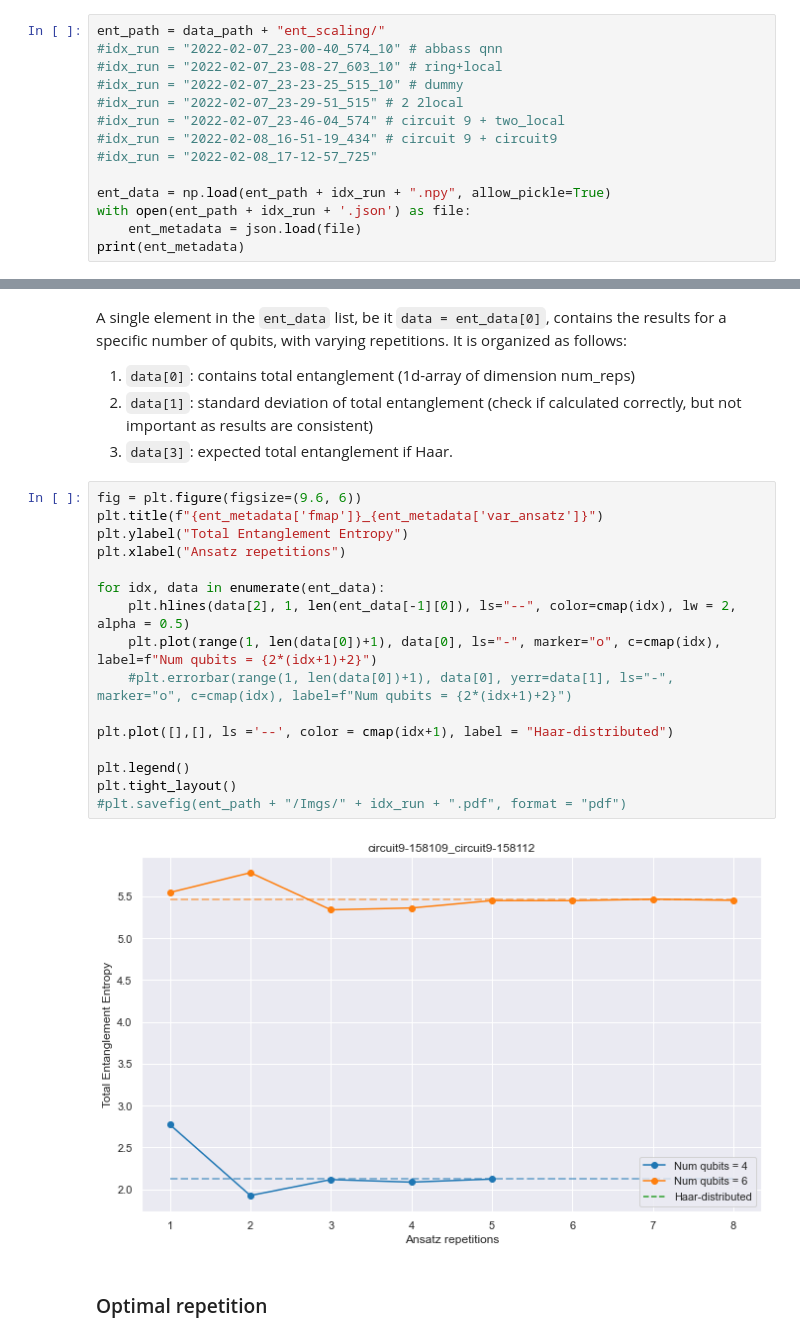
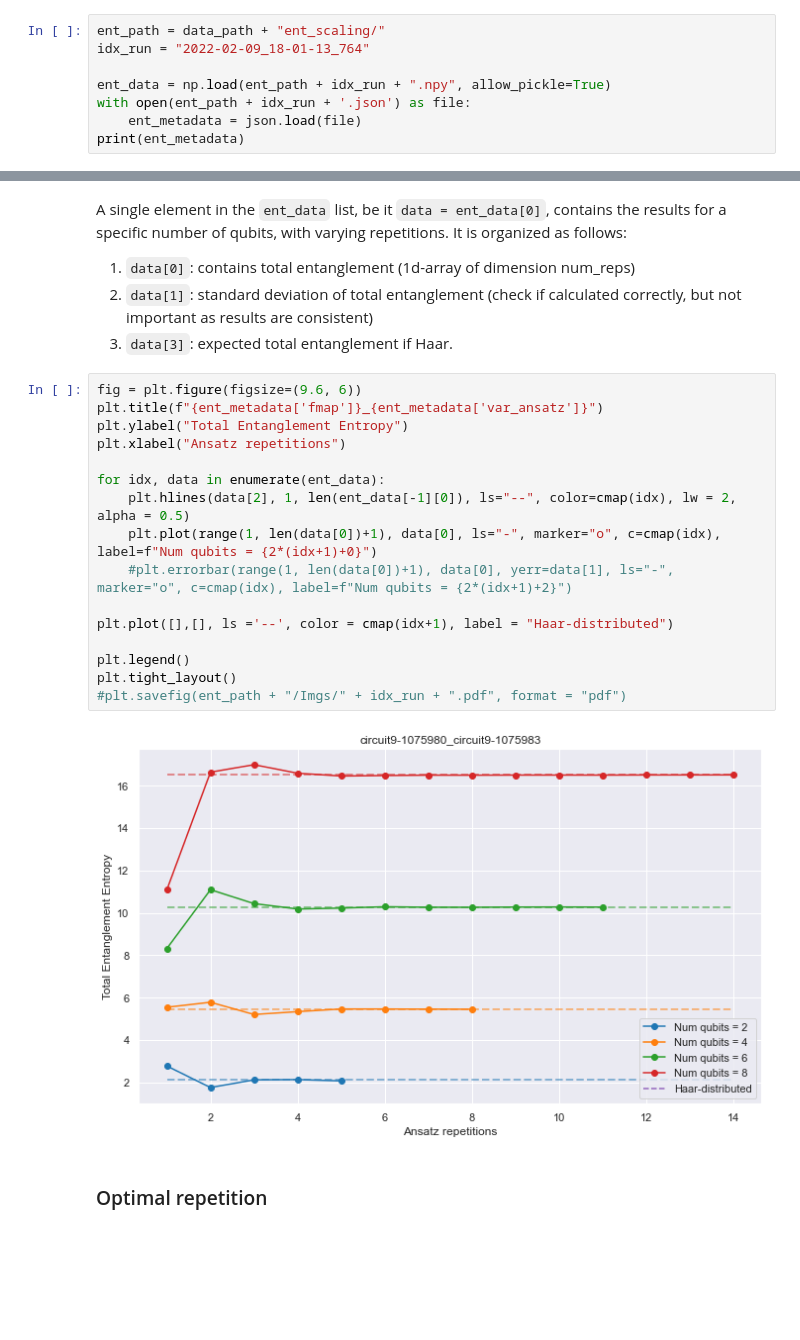
Before and after one commit to mballarin97/mps_qnn, a Jupyter notebook: ent_char/entanglement_characterization/visualizer.ipynb, the cells around one changed output, grey strips where cells are left out. Drawn from its saved outputs; the diff is of its cells as text; blank space fills up the shorter version.

```diff
--- a/ent_char/entanglement_characterization/visualizer.ipynb
+++ b/ent_char/entanglement_characterization/visualizer.ipynb
@@ -19,13 +19,7 @@ data_path = "./data/"
 #### Entanglement scaling
 # %%
 ent_path = data_path + "ent_scaling/"
-#idx_run = "2022-02-07_23-00-40_574_10" # abbass qnn
-#idx_run = "2022-02-07_23-08-27_603_10" # ring+local
-#idx_run = "2022-02-07_23-23-25_515_10" # dummy
-#idx_run = "2022-02-07_23-29-51_515" # 2 2local
-#idx_run = "2022-02-07_23-46-04_574" # circuit 9 + two_local
-#idx_run = "2022-02-08_16-51-19_434" # circuit 9 + circuit9
-#idx_run = "2022-02-08_17-12-57_725"
+idx_run = "2022-02-09_18-01-13_764"
 
 ent_data = np.load(ent_path + idx_run + ".npy", allow_pickle=True)
 with open(ent_path + idx_run + '.json') as file:
@@ -41,21 +35,21 @@ A single element in the `ent_data` list, be it `data = ent_data[0]`, contains th
 # %%
 fig = plt.figure(figsize=(9.6, 6))
 plt.title(f"{ent_metadata['fmap']}_{ent_metadata['var_ansatz']}")
 plt.ylabel("Total Entanglement Entropy")
 plt.xlabel("Ansatz repetitions")
 
 for idx, data in enumerate(ent_data):
     plt.hlines(data[2], 1, len(ent_data[-1][0]), ls="--", color=cmap(idx), lw = 2, alpha = 0.5)
-    plt.plot(range(1, len(data[0])+1), data[0], ls="-", marker="o", c=cmap(idx), label=f"Num qubits = {2*(idx+1)+2}")
+    plt.plot(range(1, len(data[0])+1), data[0], ls="-", marker="o", c=cmap(idx), label=f"Num qubits = {2*(idx+1)+0}")
     #plt.errorbar(range(1, len(data[0])+1), data[0], yerr=data[1], ls="-", marker="o", c=cmap(idx), label=f"Num qubits = {2*(idx+1)+2}")
 
 plt.plot([],[], ls ='--', color = cmap(idx+1), label = "Haar-distributed")
 
 plt.legend()
 plt.tight_layout()
 #plt.savefig(ent_path + "/Imgs/" + idx_run + ".pdf", format = "pdf")
 # %% [output]
-[figure, old version]
+[figure, new version]
 # %% [markdown]
 ### Optimal repetition
 # %%
```
Also changed, not shown: parts of 2 cells of this notebook, 1 other file.
